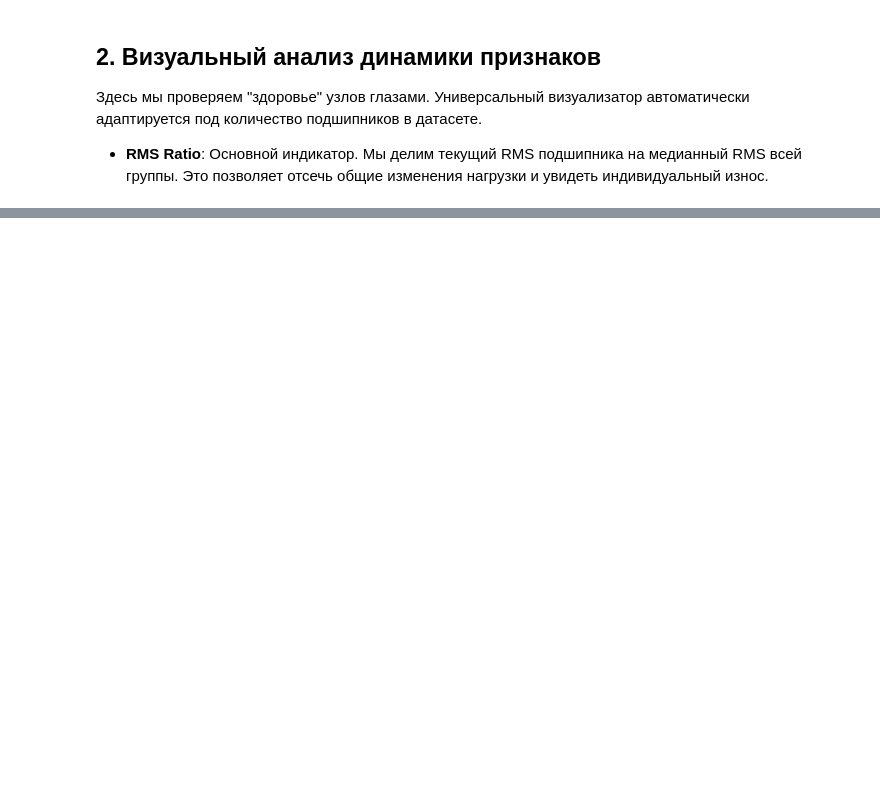
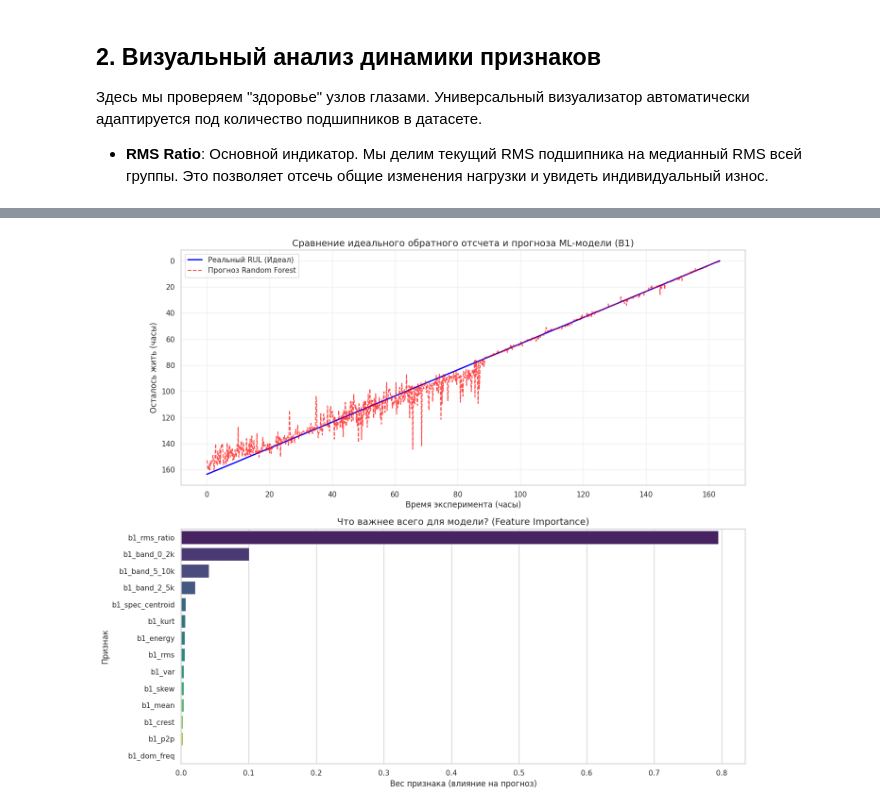
Before and after one commit to czeberyak/industrial-health-index-pdm, a Jupyter notebook: notebooks/industrial-health-index-pdm.ipynb, the cells around one changed output, grey strips where cells are left out. Drawn from its saved outputs; the diff is of its cells as text; code cells hidden in the pictures; blank space fills up the shorter version.

```diff
--- a/notebooks/industrial-health-index-pdm.ipynb
+++ b/notebooks/industrial-health-index-pdm.ipynb
@@ -463,0 +534,90 @@ else:
+# %%
+import pandas as pd
+import numpy as np
+import matplotlib.pyplot as plt
+import seaborn as sns
+from sklearn.ensemble import RandomForestRegressor
+from sklearn.model_selection import train_test_split
+from sklearn.metrics import mean_absolute_error, r2_score
+
+# --- 1. ФУНКЦИЯ ПОДГОТОВКИ ДАННЫХ ДЛЯ ML ---
+
+def prepare_ml_data(df, bearing_id):
+    """
+    Собирает все признаки для одного подшипника и рассчитывает идеальный RUL.
+    """
+    # Выбираем колонки, которые относятся только к этому подшипнику (например, 'b1_rms', 'b1_kurt' и т.д.)
+    feature_cols = [c for c in df.columns if c.startswith(f'{bearing_id}_')]
+
+    # Забираем X (наши признаки)
+    X = df[feature_cols].copy()
+
+    # Заполняем возможные пустоты (NaN), которые могли появиться при расчетах (например, скользящее среднее)
+    X = X.bfill().ffill()
+
+    # Считаем y (наш Target - оставшееся время в часах)
+    max_time = df['timestamp'].max()
+    y = (max_time - df['timestamp']).dt.total_seconds() / 3600.0
+
+    return X, y
+
+# --- 2. ОБУЧЕНИЕ МОДЕЛИ ---
+
+# Выбираем подшипник для обучения (в Set 2 ломается b1)
+target_bearing = 'b1'
+print(f"🧠 Начинаем обучение ML-модели для подшипника {target_bearing.upper()}...")
+
+X, y = prepare_ml_data(df_features, target_bearing)
+
+# Разбиваем данные: 80% на обучение, 20% на проверку
+# random_state фиксируем, чтобы результаты были воспроизводимы
+X_train, X_test, y_train, y_test = train_test_split(X, y, test_size=0.2, random_state=42)
+
+# Создаем и обучаем модель (100 деревьев решений)
+rf_model = RandomForestRegressor(n_estimators=100, random_state=42, n_jobs=-1)
+rf_model.fit(X_train, y_train)
+
+# Делаем прогноз на тестовой выборке
+y_pred = rf_model.predict(X_test)
+
+# Оцениваем качество
+mae = mean_absolute_error(y_test, y_pred)
+r2 = r2_score(y_test, y_pred)
+print(f"✅ Модель обучена! Средняя ошибка (MAE): {mae:.2f} ч.")
+print(f"📊 Точность аппроксимации (R2 Score): {r2:.2f} (чем ближе к 1.0, тем лучше)")
+
+# --- 3. ВИЗУАЛИЗАЦИЯ РЕЗУЛЬТАТОВ ---
+
+fig, axes = plt.subplots(2, 1, figsize=(14, 12))
+
+# График 1: Реальный RUL против Предсказанного (для всего датасета)
+y_pred_all = rf_model.predict(X) # Прогноз для всех точек, чтобы увидеть линию времени
+time_hours = (df_features['timestamp'] - df_features['timestamp'].min()).dt.total_seconds() / 3600.0
+
+axes[0].plot(time_hours, y, label='Реальный RUL (Идеал)', color='blue', linewidth=2)
+axes[0].plot(time_hours, y_pred_all, label='Прогноз Random Forest', color='red', alpha=0.7, linestyle='--')
+axes[0].set_title(f"Сравнение идеального обратного отсчета и прогноза ML-модели ({target_bearing.upper()})", fontsize=14)
+axes[0].set_xlabel("Время эксперимента (часы)")
+axes[0].set_ylabel("Осталось жить (часы)")
+axes[0].legend()
+axes[0].grid(True, alpha=0.3)
+axes[0].invert_yaxis() # Переворачиваем ось Y, чтобы "0" (авария) был внизу
+
+# График 2: Важность признаков (Feature Importance)
+# Достаем важность признаков из модели
+importances = rf_model.feature_importances_
+feature_names = X.columns
+
+# Сортируем от самых важных к наименее важным
+indices = np.argsort(importances)[::-1]
+sorted_features = [feature_names[i] for i in indices]
+sorted_importances = importances[indices]
+
+sns.barplot(x=sorted_importances, y=sorted_features, ax=axes[1], hue=sorted_features, palette="viridis", legend=False)
+axes[1].set_title("Что важнее всего для модели? (Feature Importance)", fontsize=14)
+axes[1].set_xlabel("Вес признака (влияние на прогноз)")
+axes[1].set_ylabel("Признак")
+
+plt.tight_layout()
+plt.show()
+# %% [output]
@@ -463,0 +627 @@ else:
+[figure, added]
```
Also changed, not shown: parts of 23 cells of this notebook, 2 other files.
